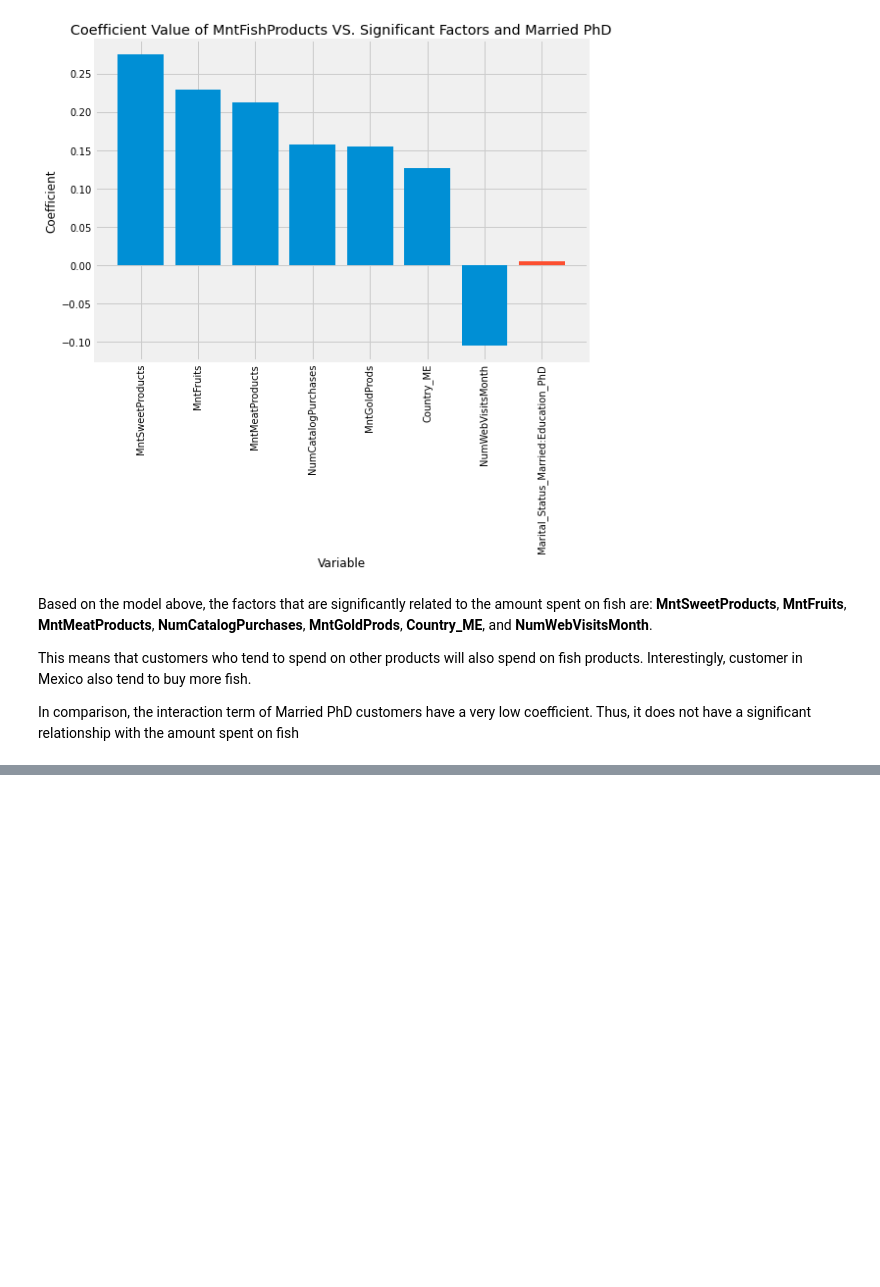
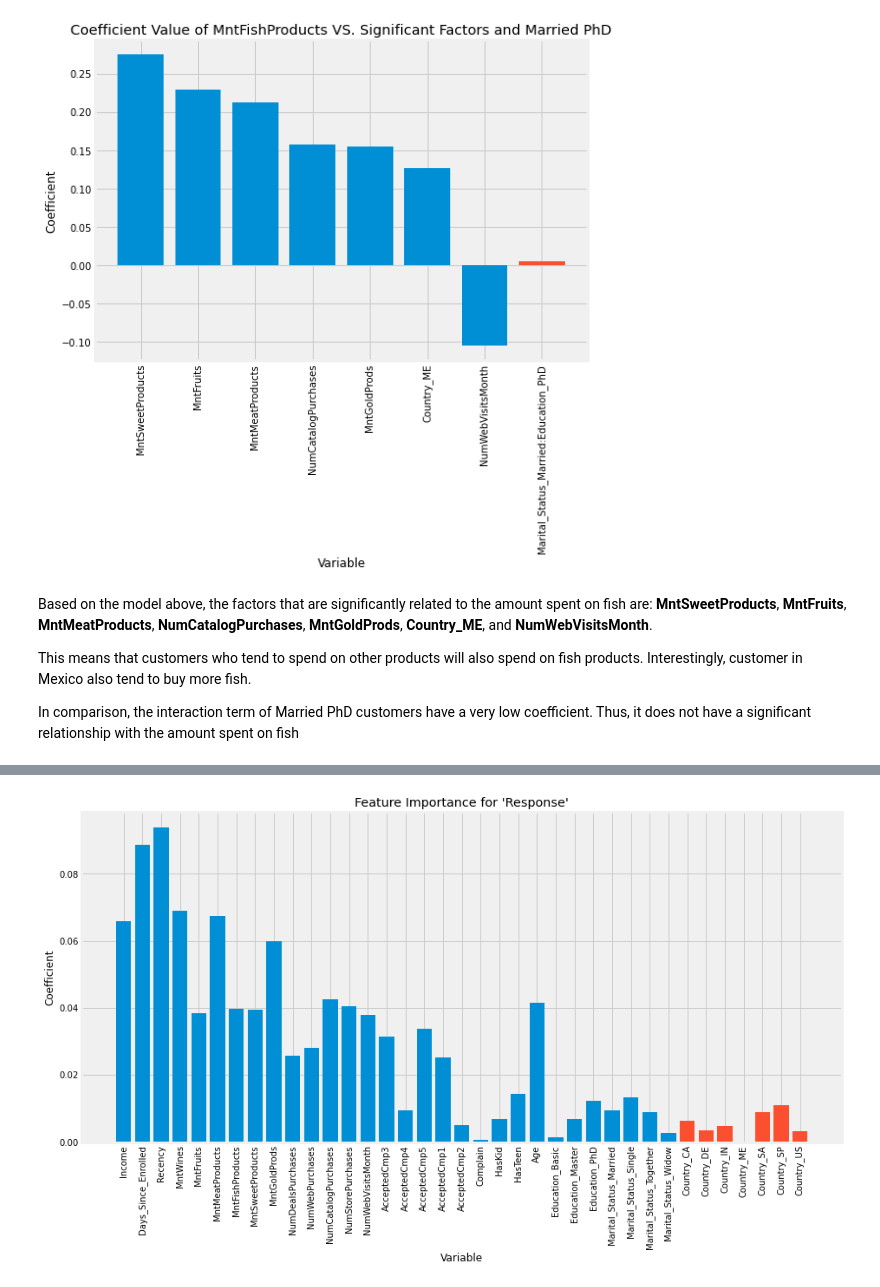
Before and after one commit to enoo24/marketing-analysis, a Jupyter notebook: notebooks/1.1-hry-statistical-analysis.ipynb, the cells around one changed output, grey strips where cells are left out. Cells and saved outputs as stored; diff of their text form; code cells hidden in the pictures; blank space fills up the shorter version.

```diff
--- a/notebooks/1.1-hry-statistical-analysis.ipynb
+++ b/notebooks/1.1-hry-statistical-analysis.ipynb
@@ -388,0 +399,17 @@ In comparison, the interaction term of Married PhD customers have a very low coe
+# %%
+q5_data = pd.get_dummies(data, columns=['Education', 'Marital_Status', 'Country'],
+                        drop_first=True, prefix=['Education', 'Marital_Status', 'Country'],
+                        prefix_sep='_')
+
+def get_feature_importances_and_columns(dependant_var):
+    X = q5_data.drop(dependant_var, axis=1)
+    y = q5_data[dependant_var]
+
+    model = RandomForestClassifier(n_estimators=100, criterion='entropy')
+    model.fit(X, y)
+
+    feature_importances = model.feature_importances_
+    return feature_importances, X.columns
+
+feature_importances, cols = get_feature_importances_and_columns('Response')
+feature_importances
@@ -388,0 +440,11 @@ In comparison, the interaction term of Married PhD customers have a very low coe
+# %%
+fig = plt.subplots(figsize=(14, 7))
+plt.bar(cols[:-7], feature_importances[:-7])
+plt.bar(cols[-7:], feature_importances[-7:])
+plt.xticks(rotation=90)
+plt.ylabel('Coefficient')
+plt.xlabel('Variable')
+plt.title("Feature Importance for 'Response'")
+plt.show()
+# %% [output]
+[figure, added]
```
Also changed, not shown: parts of 29 cells of this notebook.
